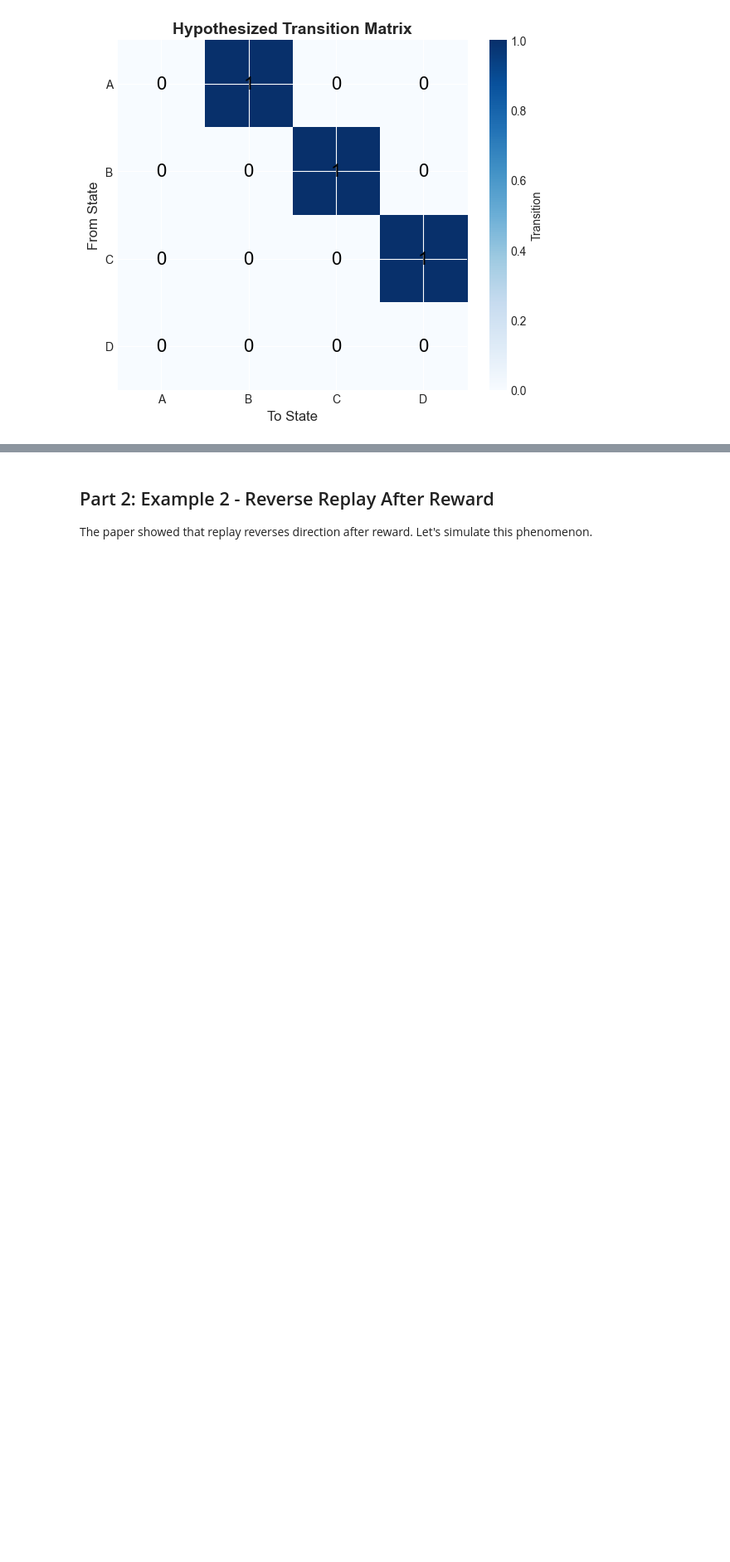
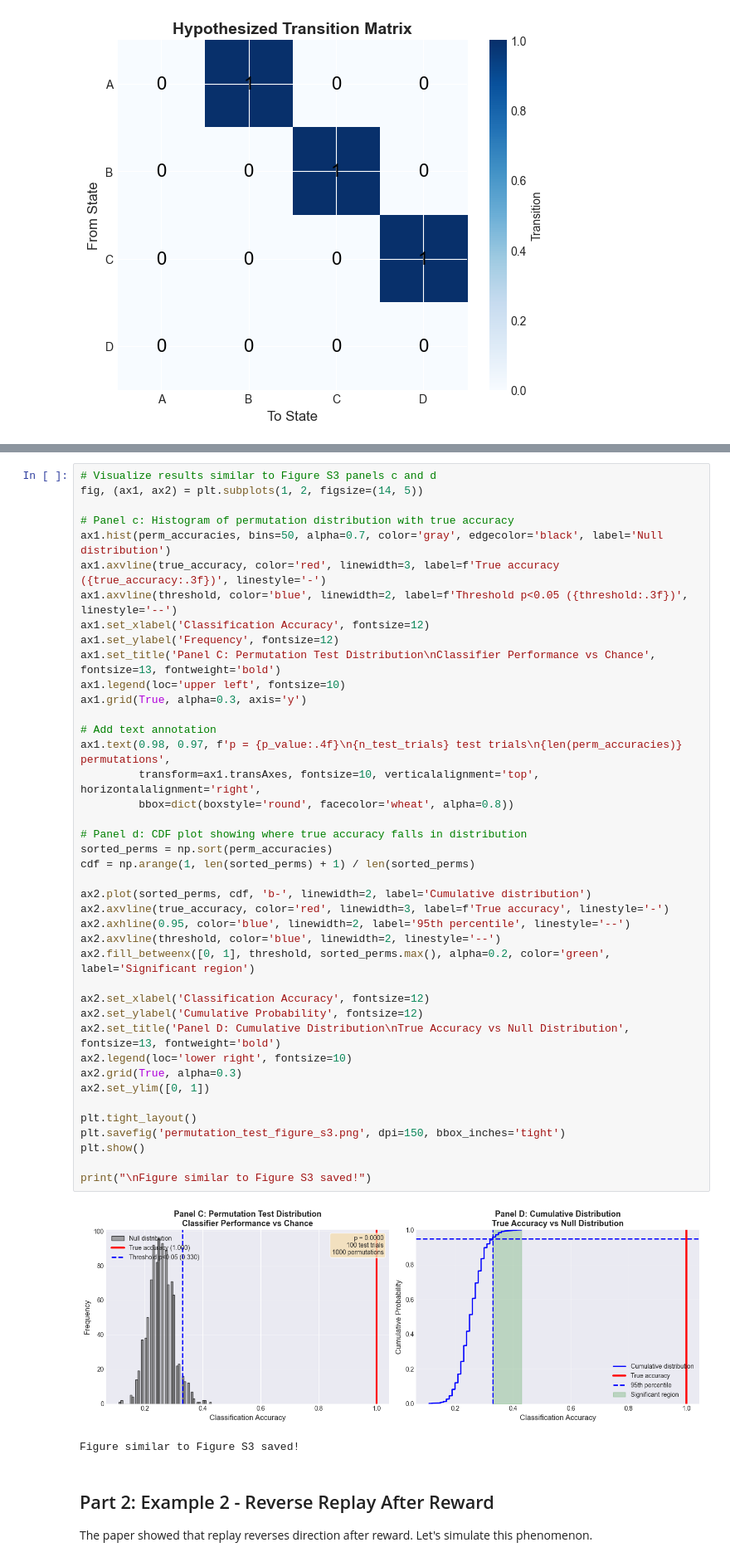
Before and after one commit to fpbattaglia/DecodeTest, a Jupyter notebook: multivariate_replay_analysis.ipynb, the cells around one changed output, grey strips where cells are left out. Shown at 83% size. Cells and saved outputs as stored; diff of their text form; blank space fills up the shorter version.

```diff
--- a/multivariate_replay_analysis.ipynb
+++ b/multivariate_replay_analysis.ipynb
@@ -331,3 +398,47 @@ Sequenceness analysis complete!
+# %%
+# Visualize results similar to Figure S3 panels c and d
+fig, (ax1, ax2) = plt.subplots(1, 2, figsize=(14, 5))
+
+# Panel c: Histogram of permutation distribution with true accuracy
+ax1.hist(perm_accuracies, bins=50, alpha=0.7, color='gray', edgecolor='black', label='Null distribution')
+ax1.axvline(true_accuracy, color='red', linewidth=3, label=f'True accuracy ({true_accuracy:.3f})', linestyle='-')
+ax1.axvline(threshold, color='blue', linewidth=2, label=f'Threshold p<0.05 ({threshold:.3f})', linestyle='--')
+ax1.set_xlabel('Classification Accuracy', fontsize=12)
+ax1.set_ylabel('Frequency', fontsize=12)
+ax1.set_title('Panel C: Permutation Test Distribution\nClassifier Performance vs Chance', fontsize=13, fontweight='bold')
+ax1.legend(loc='upper left', fontsize=10)
+ax1.grid(True, alpha=0.3, axis='y')
+
+# Add text annotation
+ax1.text(0.98, 0.97, f'p = {p_value:.4f}\n{n_test_trials} test trials\n{len(perm_accuracies)} permutations',
+         transform=ax1.transAxes, fontsize=10, verticalalignment='top', horizontalalignment='right',
+         bbox=dict(boxstyle='round', facecolor='wheat', alpha=0.8))
+
+# Panel d: CDF plot showing where true accuracy falls in distribution
+sorted_perms = np.sort(perm_accuracies)
+cdf = np.arange(1, len(sorted_perms) + 1) / len(sorted_perms)
+
+ax2.plot(sorted_perms, cdf, 'b-', linewidth=2, label='Cumulative distribution')
+ax2.axvline(true_accuracy, color='red', linewidth=3, label=f'True accuracy', linestyle='-')
+ax2.axhline(0.95, color='blue', linewidth=2, label='95th percentile', linestyle='--')
+ax2.axvline(threshold, color='blue', linewidth=2, linestyle='--')
+ax2.fill_betweenx([0, 1], threshold, sorted_perms.max(), alpha=0.2, color='green', label='Significant region')
+
+ax2.set_xlabel('Classification Accuracy', fontsize=12)
+ax2.set_ylabel('Cumulative Probability', fontsize=12)
+ax2.set_title('Panel D: Cumulative Distribution\nTrue Accuracy vs Null Distribution', fontsize=13, fontweight='bold')
+ax2.legend(loc='lower right', fontsize=10)
+ax2.grid(True, alpha=0.3)
+ax2.set_ylim([0, 1])
+
+plt.tight_layout()
+plt.savefig('permutation_test_figure_s3.png', dpi=150, bbox_inches='tight')
+plt.show()
+
+print("\nFigure similar to Figure S3 saved!")
+# %% [output]
+[figure, added]
+Figure similar to Figure S3 saved!
 # %% [markdown]
 ## Part 2: Example 2 - Reverse Replay After Reward
 
```
Also changed, not shown: parts of 13 cells of this notebook, 1 other file.
